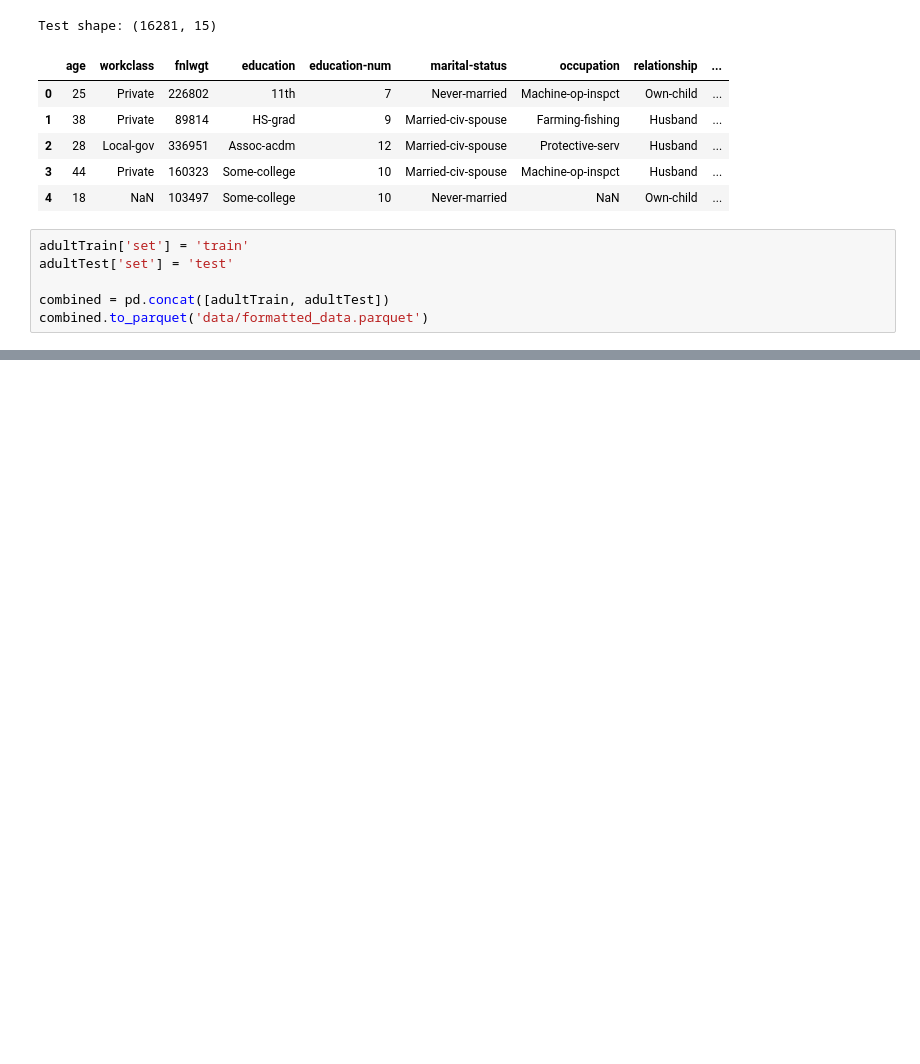
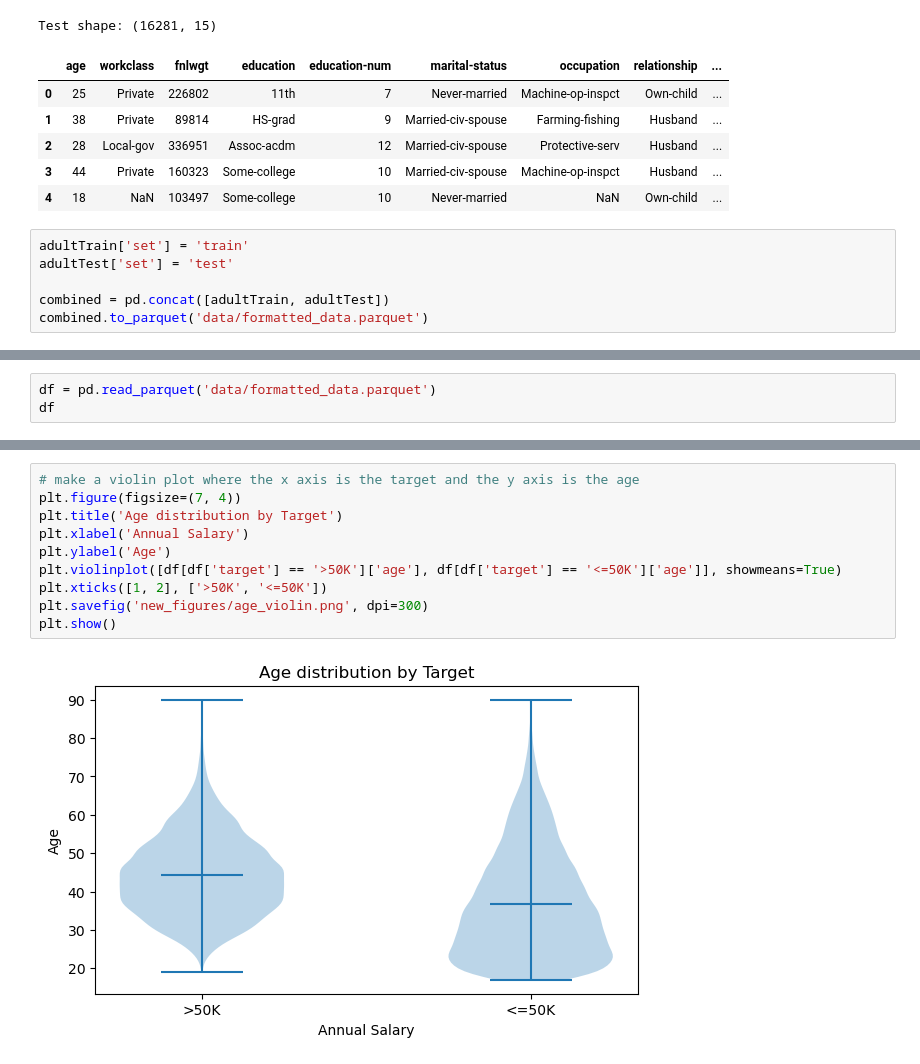
Before and after one commit to BergBrae/CSE404-Semester-Project, a Jupyter notebook: format_data.ipynb, the cells around one changed output, grey strips where cells are left out. Saved outputs shown, nothing was run; the diff lists cells and outputs as text; blank space fills up the shorter version.

```diff
--- a/format_data.ipynb
+++ b/format_data.ipynb
@@ -65,0 +68,3 @@ combined.to_parquet('data/formatted_data.parquet')
+# %%
+df = pd.read_parquet('data/formatted_data.parquet')
+df
@@ -65,0 +85,12 @@ combined.to_parquet('data/formatted_data.parquet')
+# %%
+# make a violin plot where the x axis is the target and the y axis is the age
+plt.figure(figsize=(7, 4))
+plt.title('Age distribution by Target')
+plt.xlabel('Annual Salary')
+plt.ylabel('Age')
+plt.violinplot([df[df['target'] == '>50K']['age'], df[df['target'] == '<=50K']['age']], showmeans=True)
+plt.xticks([1, 2], ['>50K', '<=50K'])
+plt.savefig('new_figures/age_violin.png', dpi=300)
+plt.show()
+# %% [output]
+[figure, added]
```
Also changed, not shown: parts of 10 cells of this notebook, 22 other files.
